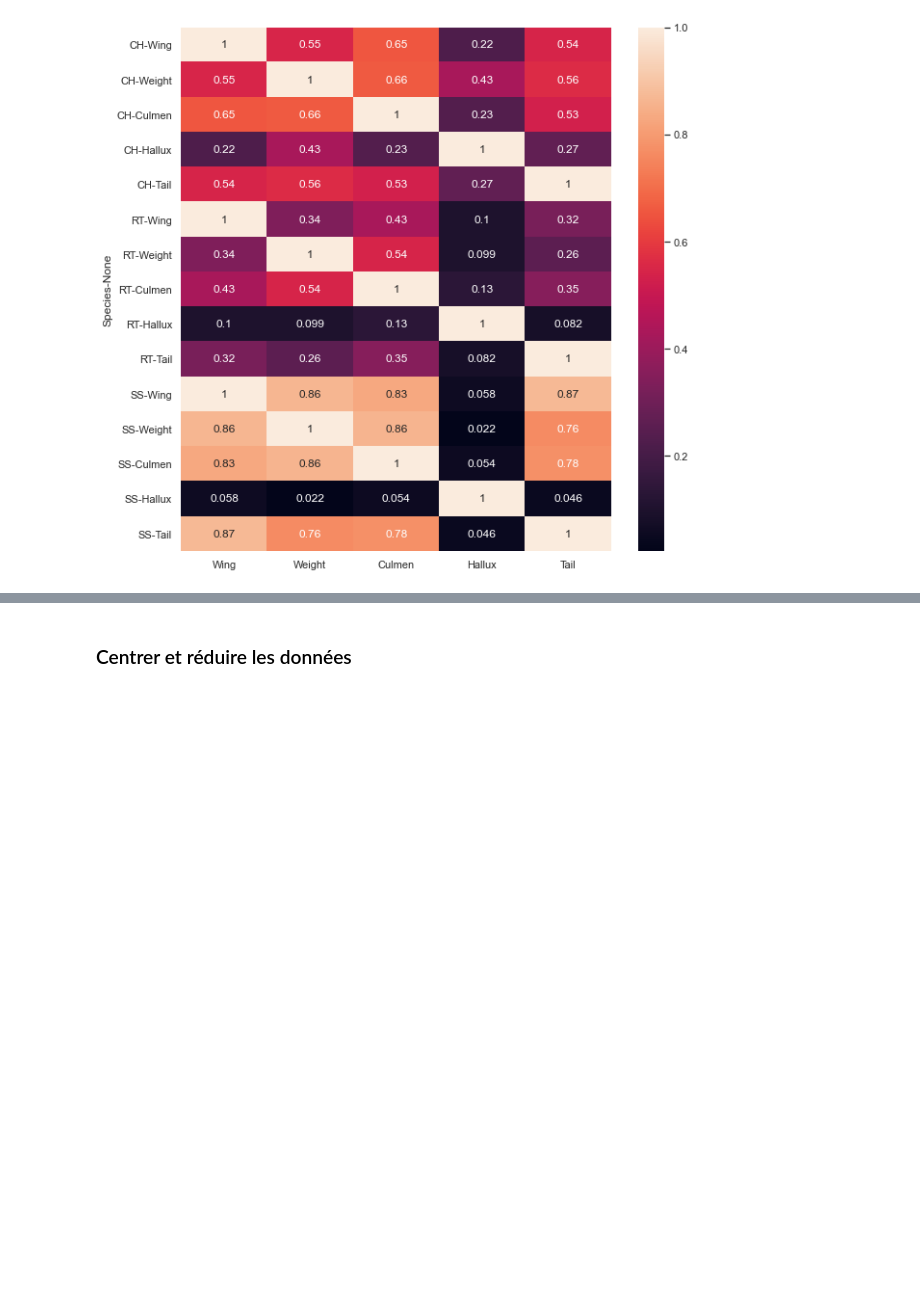
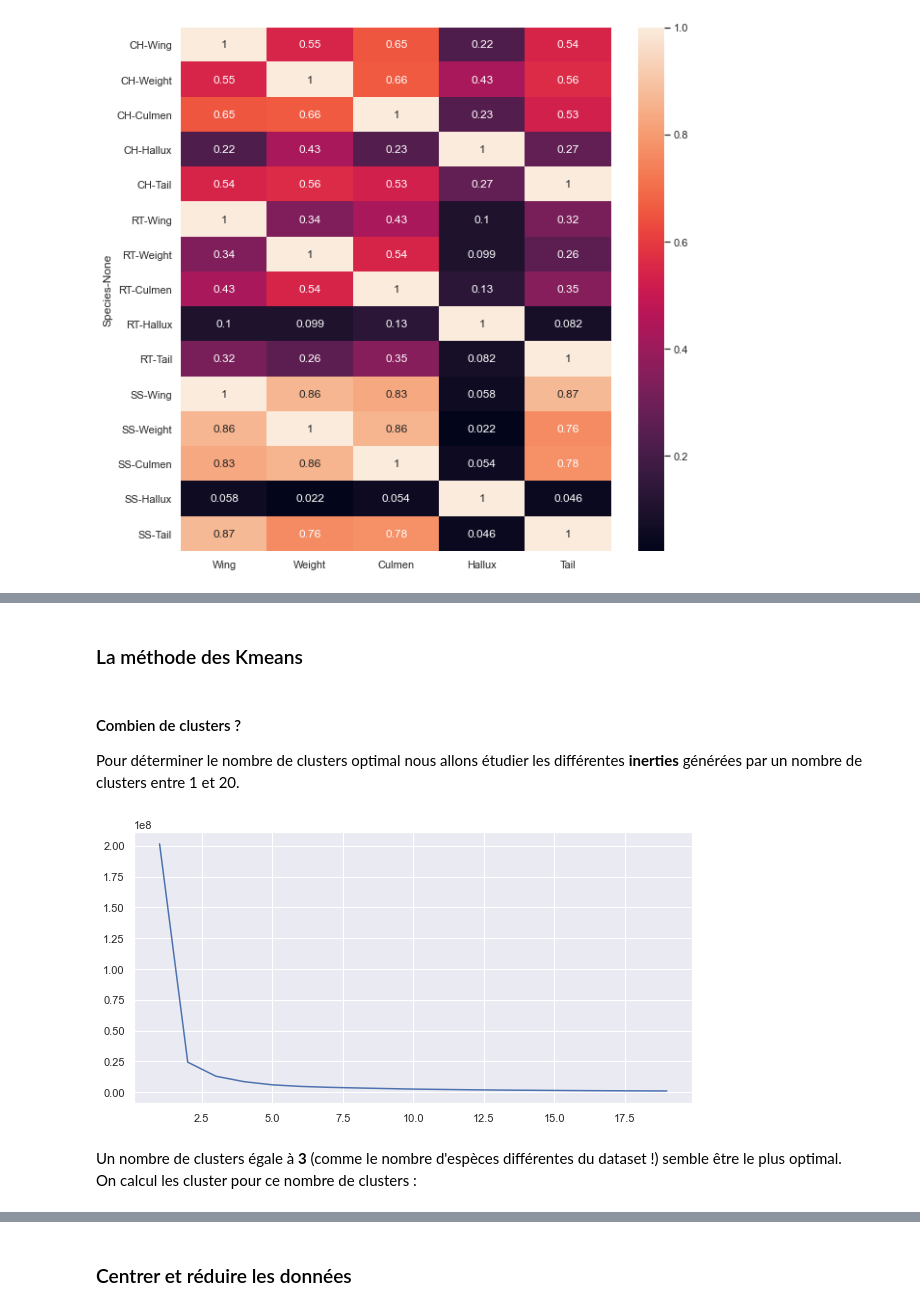
Before and after one commit to BaptisteMahe/ECMDataInterpretation, a Jupyter notebook: Projet-faucons.ipynb, the cells around one changed output, grey strips where cells are left out. Cells and saved outputs as stored; diff of their text form; code cells hidden in the pictures; blank space fills up the shorter version.

Commit message:
Add Data Categorisation

```diff
--- a/Projet-faucons.ipynb
+++ b/Projet-faucons.ipynb
@@ -211,0 +232,4 @@ Nous allons remplacer les **NaN** dans notre dataset par la moyenne de la colonn
+# %%
+cols_categ =  ['Wing', 'Weight', 'Culmen', 'Hallux', 'Tail']
+data_categ = data_new.fillna(moyennes)[cols_categ]
+data_categ
@@ -211,0 +250,2 @@ Nous allons remplacer les **NaN** dans notre dataset par la moyenne de la colonn
+# %% [markdown]
+### La méthode des Kmeans
@@ -211,0 +254,25 @@ Nous allons remplacer les **NaN** dans notre dataset par la moyenne de la colonn
+# %% [markdown]
+#### Combien de clusters ?
+
+Pour déterminer le nombre de clusters optimal nous allons étudier les différentes **inerties** générées par un nombre de clusters entre 1 et 20.
+# %%
+inertie = []
+
+for nb in range(1, 20):
+    kmeans = KMeans(n_clusters=nb,
+                    n_init=10,
+                    max_iter=300).fit(data_categ)
+    inertie.append(kmeans.inertia_)
+# %%
+fig, ax = plt.subplots(figsize=(10, 5))
+
+sns.lineplot(x=list(range(1, len(inertie) + 1)),
+             y=inertie,
+             legend=False,
+             ax=ax)
+plt.show()
+# %% [output]
+[figure, added]
+# %% [markdown]
+Un nombre de clusters égale à **3** (comme le nombre d'espèces différentes du dataset !) semble être le plus optimal. \
+On calcul les cluster pour ce nombre de clusters :
```
Also changed, not shown: parts of 24 cells of this notebook.
